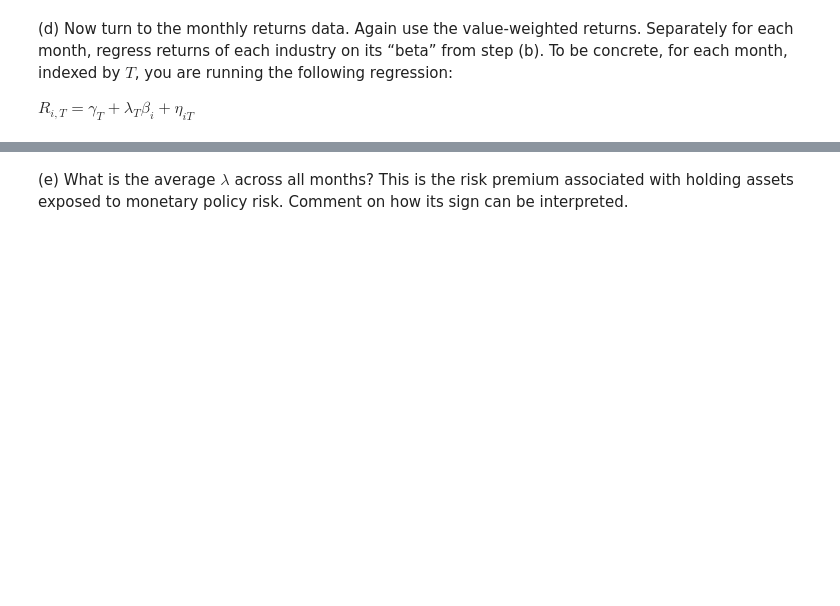
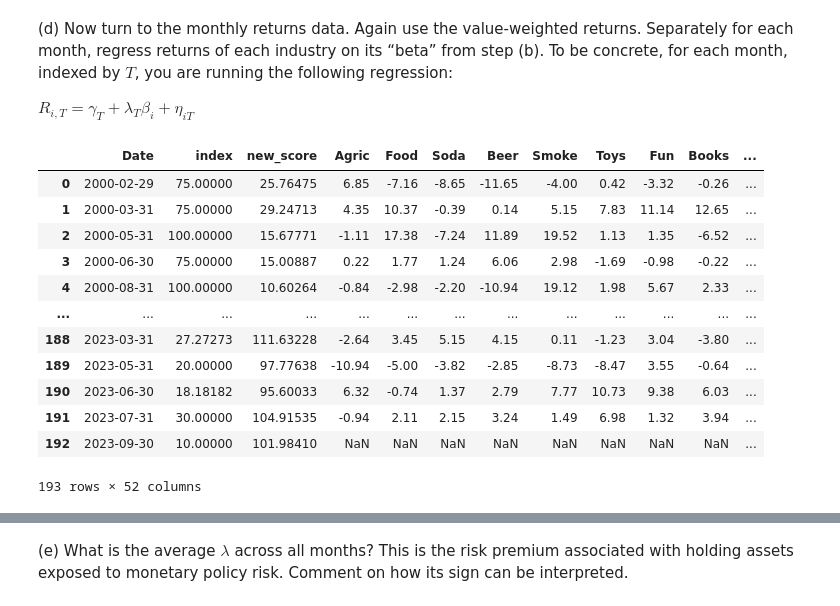
Before and after one commit to alanwake47/FINM-35000-Topics-in-Econ, a Jupyter notebook: week2/hw2/HW2_YRD.ipynb, the cells around one changed output, grey strips where cells are left out. Cells and saved outputs as stored; diff of their text form; code cells hidden in the pictures; blank space fills up the shorter version.

```diff
--- a/week2/hw2/HW2_YRD.ipynb
+++ b/week2/hw2/HW2_YRD.ipynb
@@ -530,3 +552,49 @@ table_alt
 (d) Now turn to the monthly returns data. Again use the value-weighted returns. Separately for each month, regress returns of each industry on its “beta” from step (b). To be concrete, for each month, indexed by $T$, you are running the following regression:
 
 $ R_{i,T} = \gamma_{T} + \lambda_{T} \beta_{i} + \eta_{iT} $
+# %%
+# Load the monthly return data
+monthly_rets = pd.read_csv('49_Industry_Portfolios.CSV' , skiprows=11, nrows=1165)
+monthly_rets.rename(columns = {"Unnamed: 0" : "Date"}, inplace= True)
+monthly_rets['Date'] = pd.to_datetime(monthly_rets.Date, format='%Y%m')
+monthly_rets = monthly_rets.set_index('Date').resample('M').mean() # the mean doesn't do anything
+monthly_rets = monthly_rets.reset_index()
+# %%
+statements_new = statements.reset_index()
+statements_new['new_score'] = statements_new['new_score']*500
+#rename the column
+statements_new.rename(columns = {"date" : "Date"}, inplace= True)
+# %%
+# Resampling to monthly data
+data2 = statements_new[["Date", "index", "new_score"]].set_index('Date').resample('M').mean().dropna()
+data2 = data2.reset_index()
+
+industries = ['Agric', 'Food ', 'Soda ', 'Beer ', 'Smoke', 'Toys ', 'Fun  ',
+       'Books', 'Hshld', 'Clths', 'Hlth ', 'MedEq', 'Drugs', 'Chems', 'Rubbr',
+       'Txtls', 'BldMt', 'Cnstr', 'Steel', 'FabPr', 'Mach ', 'ElcEq', 'Autos',
+       'Aero ', 'Ships', 'Guns ', 'Gold ', 'Mines', 'Coal ', 'Oil  ', 'Util ',
+       'Telcm', 'PerSv', 'BusSv', 'Hardw', 'Softw', 'Chips', 'LabEq', 'Paper',
+       'Boxes', 'Trans', 'Whlsl', 'Rtail', 'Meals', 'Banks', 'Insur', 'RlEst',
+       'Fin  ', 'Other']
+
+for i in data2.index:
+    try:
+        data2.loc[i, industries] = monthly_rets[monthly_rets.Date == data2.iloc[i].Date][industries].iloc[0]
+    except:
+        data2.loc[i, industries] = None
+
+data2
+# %% [output]
+|  | Date | index | new_score | Agric | Food | Soda | Beer | Smoke | Toys | Fun | Books | ... |
+| 0 | 2000-02-29 | 75.00000 | 25.76475 | 6.85 | -7.16 | -8.65 | -11.65 | -4.00 | 0.42 | -3.32 | -0.26 | ... |
+| 1 | 2000-03-31 | 75.00000 | 29.24713 | 4.35 | 10.37 | -0.39 | 0.14 | 5.15 | 7.83 | 11.14 | 12.65 | ... |
+| 2 | 2000-05-31 | 100.00000 | 15.67771 | -1.11 | 17.38 | -7.24 | 11.89 | 19.52 | 1.13 | 1.35 | -6.52 | ... |
+| 3 | 2000-06-30 | 75.00000 | 15.00887 | 0.22 | 1.77 | 1.24 | 6.06 | 2.98 | -1.69 | -0.98 | -0.22 | ... |
+| 4 | 2000-08-31 | 100.00000 | 10.60264 | -0.84 | -2.98 | -2.20 | -10.94 | 19.12 | 1.98 | 5.67 | 2.33 | ... |
+| ... | ... | ... | ... | ... | ... | ... | ... | ... | ... | ... | ... | ... |
+| 188 | 2023-03-31 | 27.27273 | 111.63228 | -2.64 | 3.45 | 5.15 | 4.15 | 0.11 | -1.23 | 3.04 | -3.80 | ... |
+| 189 | 2023-05-31 | 20.00000 | 97.77638 | -10.94 | -5.00 | -3.82 | -2.85 | -8.73 | -8.47 | 3.55 | -0.64 | ... |
+| 190 | 2023-06-30 | 18.18182 | 95.60033 | 6.32 | -0.74 | 1.37 | 2.79 | 7.77 | 10.73 | 9.38 | 6.03 | ... |
+| 191 | 2023-07-31 | 30.00000 | 104.91535 | -0.94 | 2.11 | 2.15 | 3.24 | 1.49 | 6.98 | 1.32 | 3.94 | ... |
+| 192 | 2023-09-30 | 10.00000 | 101.98410 | NaN | NaN | NaN | NaN | NaN | NaN | NaN | NaN | ... |
+193 rows × 52 columns
```
Also changed, not shown: parts of 14 cells of this notebook, 2 other files.
